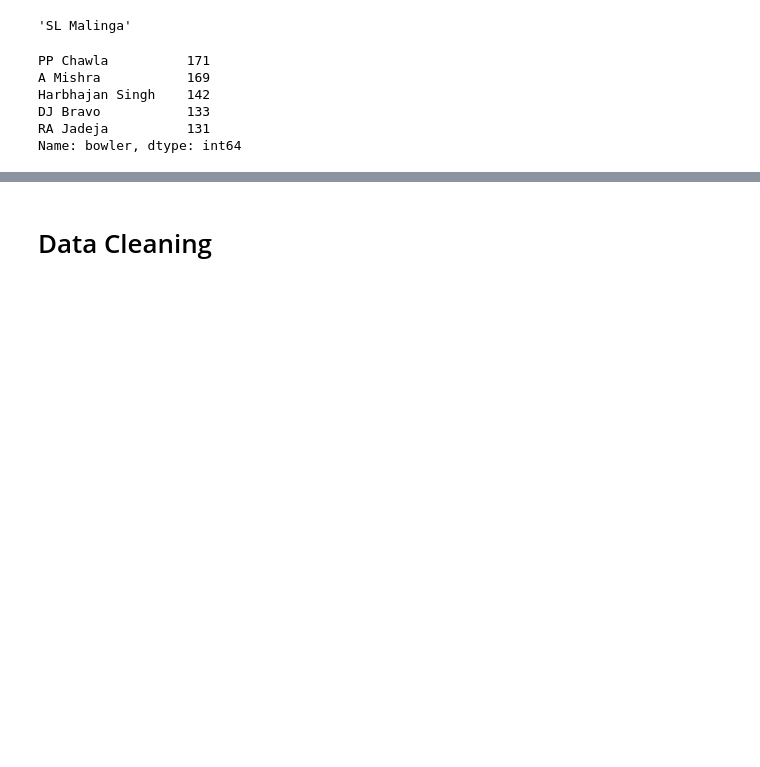
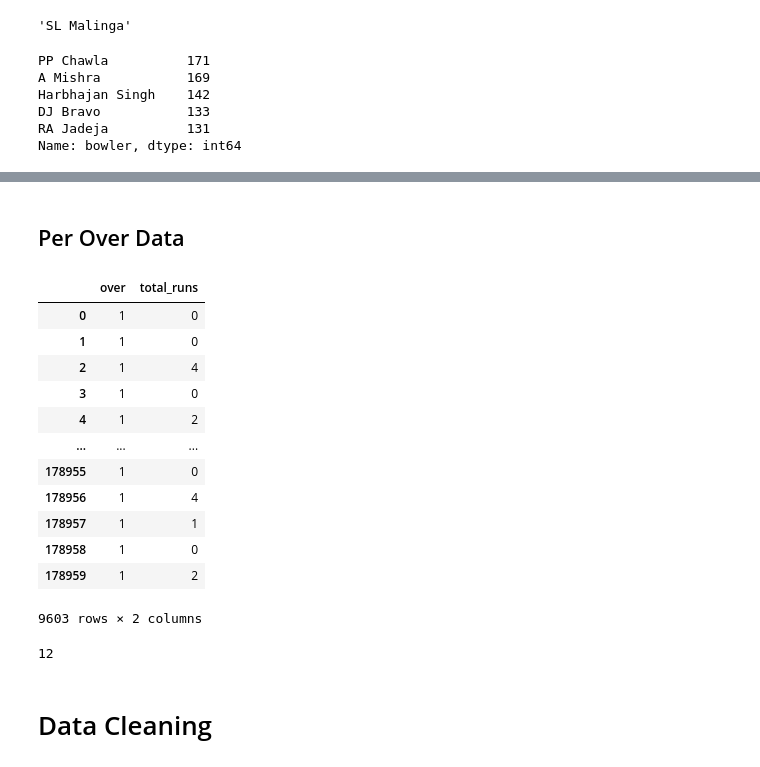
Before and after one commit to Utkarsh736/IPL_Data_Analysis, a Jupyter notebook: IPL_DA.ipynb, the cells around one changed output, grey strips where cells are left out. Saved outputs shown, nothing was run; the diff lists cells and outputs as text; code cells hidden in the pictures; blank space fills up the shorter version.

```diff
--- a/IPL_DA.ipynb
+++ b/IPL_DA.ipynb
@@ -97,0 +155,2 @@ Name: bowler, dtype: int64
+# %% [markdown]
+## Per Over Data
@@ -98,3 +159,48 @@ Name: bowler, dtype: int64
+# %%
+over_run_df = deliveries_df[['over', 'total_runs']]
+over1_run = over_run_df.loc[over_run_df['over']==1].total_runs.sum()//total_games
+over2_run = over_run_df.loc[over_run_df['over']==2].total_runs.sum()//total_games
+over3_run = over_run_df.loc[over_run_df['over']==3].total_runs.sum()//total_games
+over4_run = over_run_df.loc[over_run_df['over']==4].total_runs.sum()//total_games
+over5_run = over_run_df.loc[over_run_df['over']==5].total_runs.sum()//total_games
+over6_run = over_run_df.loc[over_run_df['over']==6].total_runs.sum()//total_games
+over7_run = over_run_df.loc[over_run_df['over']==7].total_runs.sum()//total_games
+over8_run = over_run_df.loc[over_run_df['over']==8].total_runs.sum()//total_games
+over9_run = over_run_df.loc[over_run_df['over']==9].total_runs.sum()//total_games
+over10_run = over_run_df.loc[over_run_df['over']==10].total_runs.sum()//total_games
+over11_run = over_run_df.loc[over_run_df['over']==11].total_runs.sum()//total_games
+over12_run = over_run_df.loc[over_run_df['over']==12].total_runs.sum()//total_games
+over13_run = over_run_df.loc[over_run_df['over']==13].total_runs.sum()//total_games
+over14_run = over_run_df.loc[over_run_df['over']==14].total_runs.sum()//total_games
+over15_run = over_run_df.loc[over_run_df['over']==15].total_runs.sum()//total_games
+over16_run = over_run_df.loc[over_run_df['over']==16].total_runs.sum()//total_games
+over17_run = over_run_df.loc[over_run_df['over']==17].total_runs.sum()//total_games
+over18_run = over_run_df.loc[over_run_df['over']==18].total_runs.sum()//total_games
+over19_run = over_run_df.loc[over_run_df['over']==19].total_runs.sum()//total_games
+over20_run = over_run_df.loc[over_run_df['over']==20].total_runs.sum()//total_games
+# %%
+over_run_df[over_run_df['over']==1]
+# %% [output]
+|  | over | total_runs |
+| 0 | 1 | 0 |
+| 1 | 1 | 0 |
+| 2 | 1 | 4 |
+| 3 | 1 | 0 |
+| 4 | 1 | 2 |
+| ... | ... | ... |
+| 178955 | 1 | 0 |
+| 178956 | 1 | 4 |
+| 178957 | 1 | 1 |
+| 178958 | 1 | 0 |
+| 178959 | 1 | 2 |
+9603 rows × 2 columns
+# %%
+over1_df = over_run_df[over_run_df['over']==1]
+
+over_1_runs = over1_df['total_runs'].sum()//total_games
+over_1_runs
+# %% [output]
+12
 # %% [markdown]
 # Data Cleaning
 # %%
```
Also changed, not shown: parts of 11 cells of this notebook.
